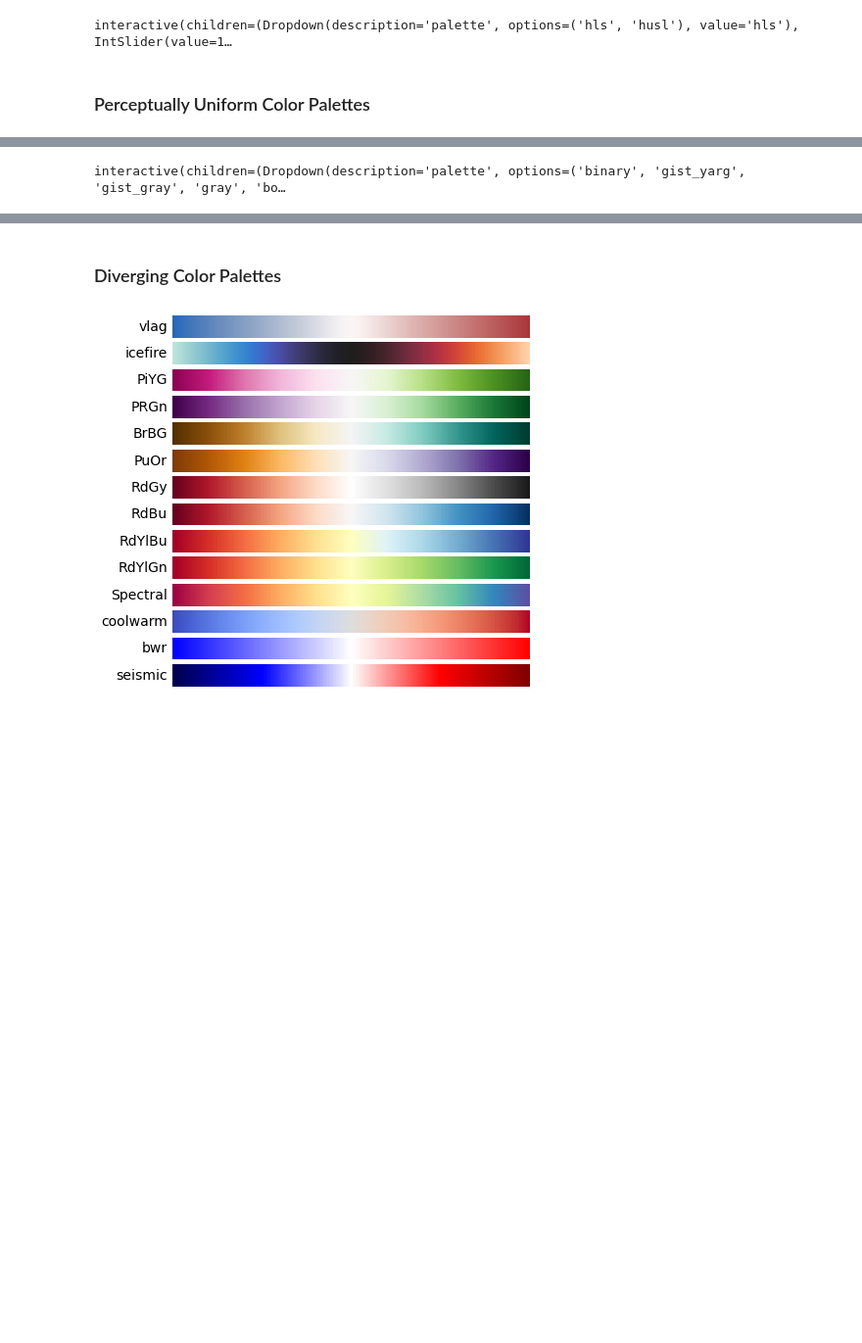
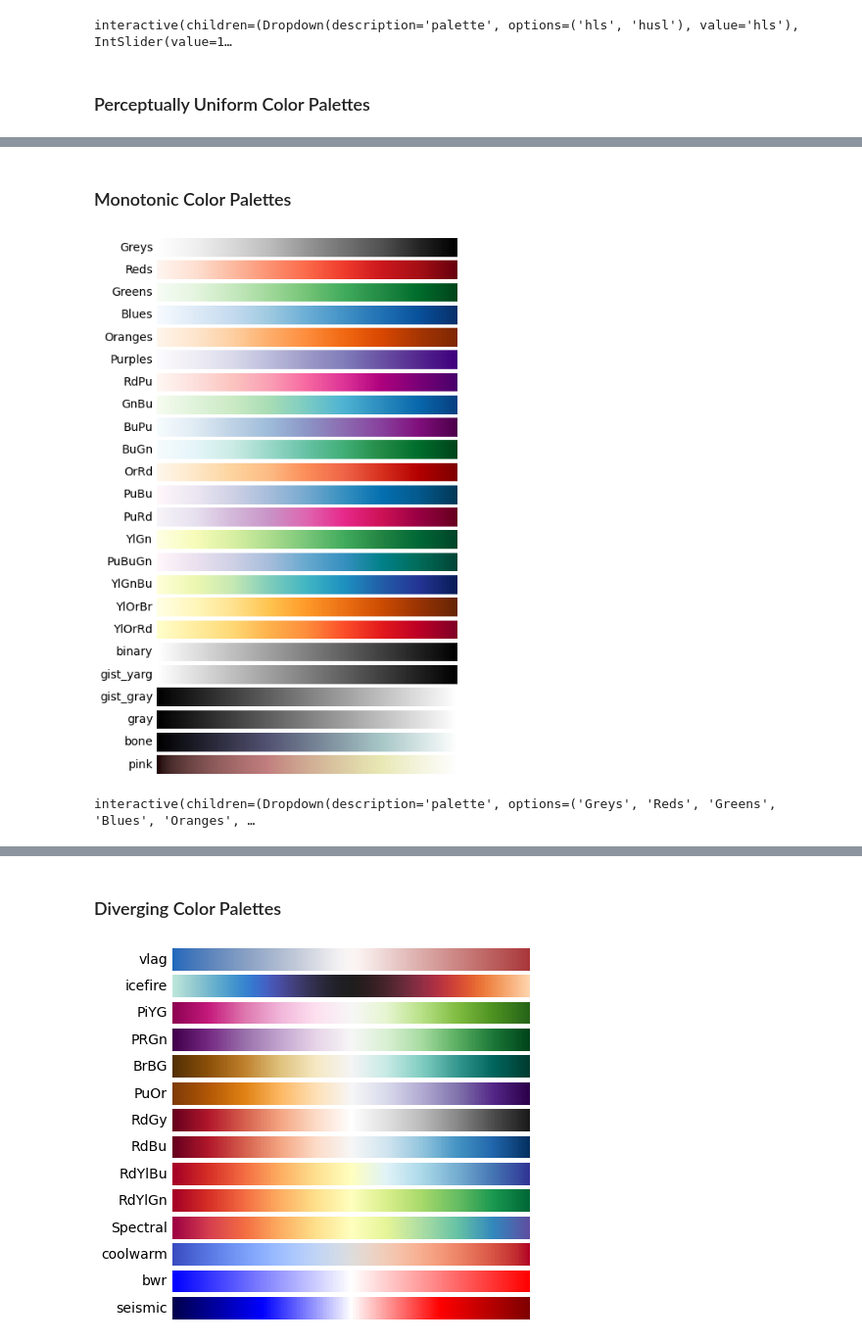
Before and after one commit to tetutaro/seaborn_color_palette, a Jupyter notebook: color_palette.ipynb, the cells around one changed output, grey strips where cells are left out. Shown: that part at 98% size. Cells and saved outputs as stored; diff of their text form; code cells hidden in the pictures; blank space fills up the shorter version.

```diff
--- a/color_palette.ipynb
+++ b/color_palette.ipynb
@@ -202,11 +257,17 @@ draw_color_palettes(palettes=color_palettes['monotonically'].split())
+# %% [markdown]
+### Monotonic Color Palettes
+# %%
+draw_color_palettes(palettes=color_palettes['monotonic'].split())
+# %% [output]
+[figure, added]
 # %%
 # Check color palette interactively
 _ = interact(
     draw_each_color_palette,
-    palette=color_palettes['monotonically'].split(),
+    palette=color_palettes['monotonic'].split(),
     reverse=False,
     n_colors=IntSlider(min=1, max=48, step=1, value=10),
     desaturation=FloatSlider(min=0.0, max=1.0, step=0.01, value=1.0)
 )
 # %% [output]
-interactive(children=(Dropdown(description='palette', options=('binary', 'gist_yarg', 'gist_gray', 'gray', 'bo…
+interactive(children=(Dropdown(description='palette', options=('Greys', 'Reds', 'Greens', 'Blues', 'Oranges', …
```
Also changed, not shown: parts of 21 cells of this notebook.
